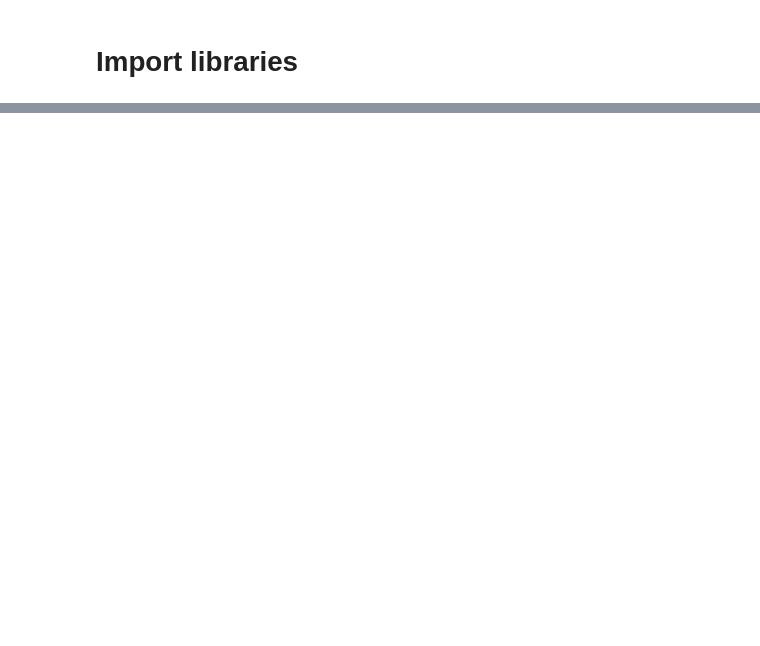
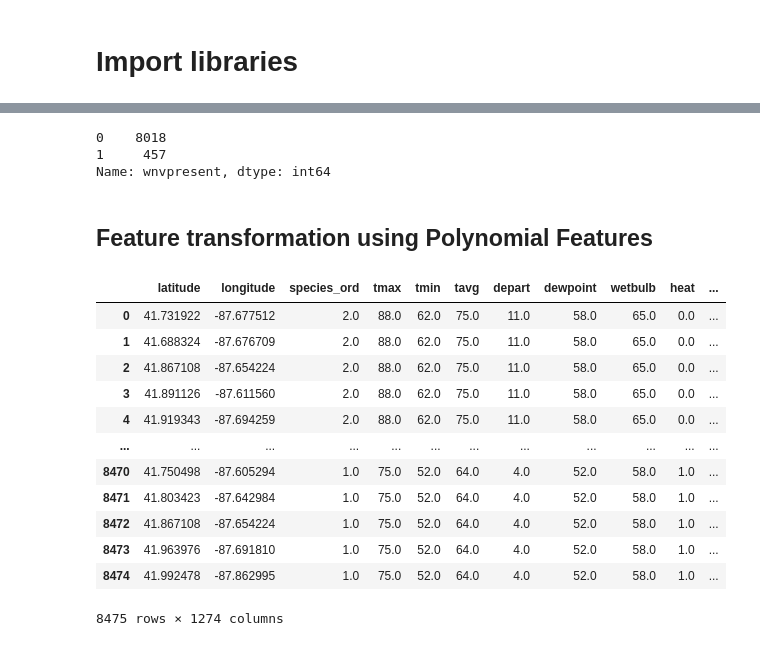
Before and after one commit to kevwee-lab/G.A-Project-4, a Jupyter notebook: working-folder/Zhi Qiang/ModellingCombined.ipynb, the cells around one changed output, grey strips where cells are left out. Saved outputs shown, nothing was run; the diff lists cells and outputs as text; code cells hidden in the pictures; blank space fills up the shorter version.

```diff
--- a/working-folder/Zhi Qiang/ModellingCombined.ipynb
+++ b/working-folder/Zhi Qiang/ModellingCombined.ipynb
@@ -49,0 +193,40 @@ Create week of year column
+# %%
+# Drop features before applying polynomial features with degree 2
+X = combined.drop(columns=['date', 'species', 'trap', 'wnvpresent'])
+X_features = X.columns
+y = combined['wnvpresent']
+
+
+kaggle_test = test_weather.drop(columns=['date', 'species'])
+kaggle_test_features = kaggle_test.columns
+# %%
+y.value_counts()
+# %% [output]
+0    8018
+1     457
+Name: wnvpresent, dtype: int64
+# %% [markdown]
+## Feature transformation using Polynomial Features
+# %%
+# Instantiate PolynomialFeatures
+poly = PolynomialFeatures(degree = 2, include_bias = False) # Removes the inclusion of 1(constant term)
+
+# Create X_poly
+X_poly = poly.fit_transform(X)
+
+# View X_poly in a DataFrame
+pd.DataFrame(X_poly, columns = poly.get_feature_names(X_features))
+# %% [output]
+|  | latitude | longitude | species_ord | tmax | tmin | tavg | depart | dewpoint | wetbulb | heat | ... |
+| 0 | 41.731922 | -87.677512 | 2.0 | 88.0 | 62.0 | 75.0 | 11.0 | 58.0 | 65.0 | 0.0 | ... |
+| 1 | 41.688324 | -87.676709 | 2.0 | 88.0 | 62.0 | 75.0 | 11.0 | 58.0 | 65.0 | 0.0 | ... |
+| 2 | 41.867108 | -87.654224 | 2.0 | 88.0 | 62.0 | 75.0 | 11.0 | 58.0 | 65.0 | 0.0 | ... |
+| 3 | 41.891126 | -87.611560 | 2.0 | 88.0 | 62.0 | 75.0 | 11.0 | 58.0 | 65.0 | 0.0 | ... |
+| 4 | 41.919343 | -87.694259 | 2.0 | 88.0 | 62.0 | 75.0 | 11.0 | 58.0 | 65.0 | 0.0 | ... |
+| ... | ... | ... | ... | ... | ... | ... | ... | ... | ... | ... | ... |
+| 8470 | 41.750498 | -87.605294 | 1.0 | 75.0 | 52.0 | 64.0 | 4.0 | 52.0 | 58.0 | 1.0 | ... |
+| 8471 | 41.803423 | -87.642984 | 1.0 | 75.0 | 52.0 | 64.0 | 4.0 | 52.0 | 58.0 | 1.0 | ... |
+| 8472 | 41.867108 | -87.654224 | 1.0 | 75.0 | 52.0 | 64.0 | 4.0 | 52.0 | 58.0 | 1.0 | ... |
+| 8473 | 41.963976 | -87.691810 | 1.0 | 75.0 | 52.0 | 64.0 | 4.0 | 52.0 | 58.0 | 1.0 | ... |
+| 8474 | 41.992478 | -87.862995 | 1.0 | 75.0 | 52.0 | 64.0 | 4.0 | 52.0 | 58.0 | 1.0 | ... |
+8475 rows × 1274 columns
```
Also changed, not shown: parts of 52 cells of this notebook, 2 other files.
